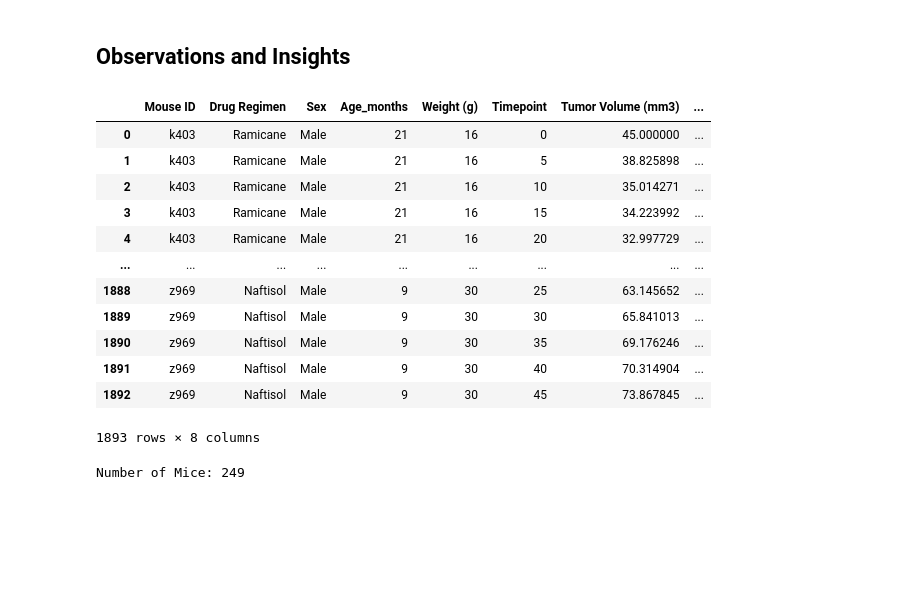
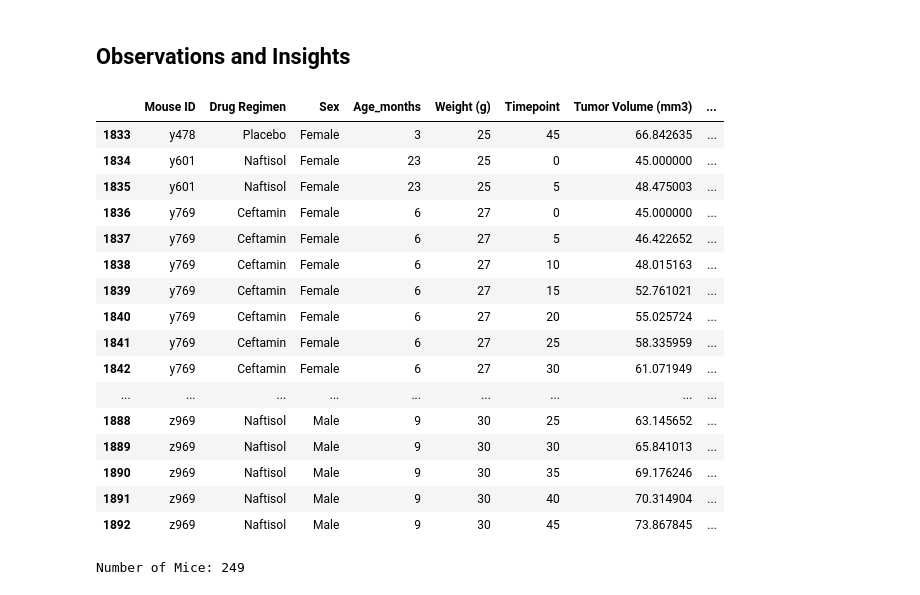
Before and after one commit to HilaryKoerner/PyMaceutical_Matplotlib_Analysis, a Jupyter notebook: Pymaceuticals-Copy1.ipynb, the cells around one changed output. Cells and saved outputs as stored; diff of their text form; code cells hidden in the pictures; blank space fills up the shorter version.

```diff
--- a/Pymaceuticals-Copy1.ipynb
+++ b/Pymaceuticals-Copy1.ipynb
@@ -17,21 +17,25 @@ study_results = pd.read_csv(study_results_path)
 # %%
 # Combine the data into a single dataset with an outermerge (class demo - merging)
 merged_df = pd.merge(mouse_metadata, study_results , on="Mouse ID", how="outer")
-merged_df
+merged_df.tail(60)
 # %% [output]
 |  | Mouse ID | Drug Regimen | Sex | Age_months | Weight (g) | Timepoint | Tumor Volume (mm3) | ... |
-| 0 | k403 | Ramicane | Male | 21 | 16 | 0 | 45.000000 | ... |
-| 1 | k403 | Ramicane | Male | 21 | 16 | 5 | 38.825898 | ... |
-| 2 | k403 | Ramicane | Male | 21 | 16 | 10 | 35.014271 | ... |
-| 3 | k403 | Ramicane | Male | 21 | 16 | 15 | 34.223992 | ... |
-| 4 | k403 | Ramicane | Male | 21 | 16 | 20 | 32.997729 | ... |
+| 1833 | y478 | Placebo | Female | 3 | 25 | 45 | 66.842635 | ... |
+| 1834 | y601 | Naftisol | Female | 23 | 25 | 0 | 45.000000 | ... |
+| 1835 | y601 | Naftisol | Female | 23 | 25 | 5 | 48.475003 | ... |
+| 1836 | y769 | Ceftamin | Female | 6 | 27 | 0 | 45.000000 | ... |
+| 1837 | y769 | Ceftamin | Female | 6 | 27 | 5 | 46.422652 | ... |
+| 1838 | y769 | Ceftamin | Female | 6 | 27 | 10 | 48.015163 | ... |
+| 1839 | y769 | Ceftamin | Female | 6 | 27 | 15 | 52.761021 | ... |
+| 1840 | y769 | Ceftamin | Female | 6 | 27 | 20 | 55.025724 | ... |
+| 1841 | y769 | Ceftamin | Female | 6 | 27 | 25 | 58.335959 | ... |
+| 1842 | y769 | Ceftamin | Female | 6 | 27 | 30 | 61.071949 | ... |
 | ... | ... | ... | ... | ... | ... | ... | ... | ... |
 | 1888 | z969 | Naftisol | Male | 9 | 30 | 25 | 63.145652 | ... |
 | 1889 | z969 | Naftisol | Male | 9 | 30 | 30 | 65.841013 | ... |
 | 1890 | z969 | Naftisol | Male | 9 | 30 | 35 | 69.176246 | ... |
 | 1891 | z969 | Naftisol | Male | 9 | 30 | 40 | 70.314904 | ... |
 | 1892 | z969 | Naftisol | Male | 9 | 30 | 45 | 73.867845 | ... |
-1893 rows × 8 columns
 # %%
 #get number of mice
 pre_drop_mouse_count = len(merged_df["Mouse ID"].unique())
```
Also changed, not shown: parts of 6 cells of this notebook, 1 other file.
